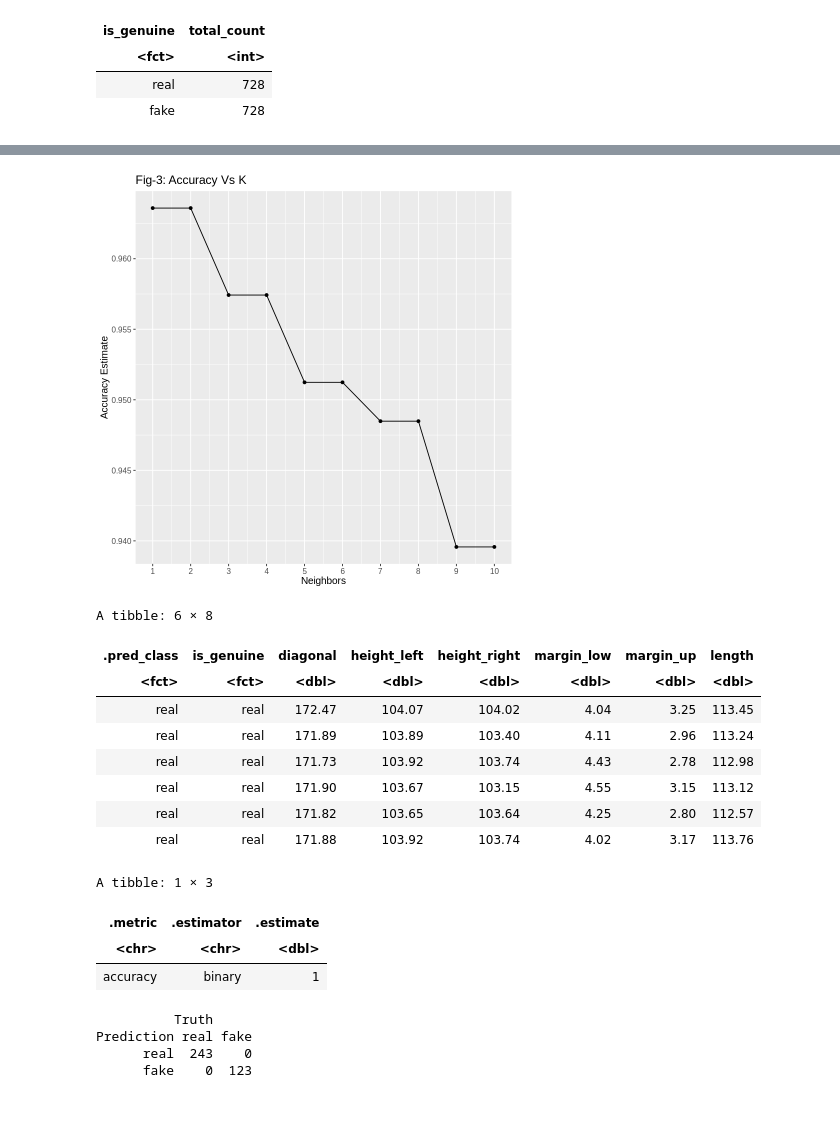
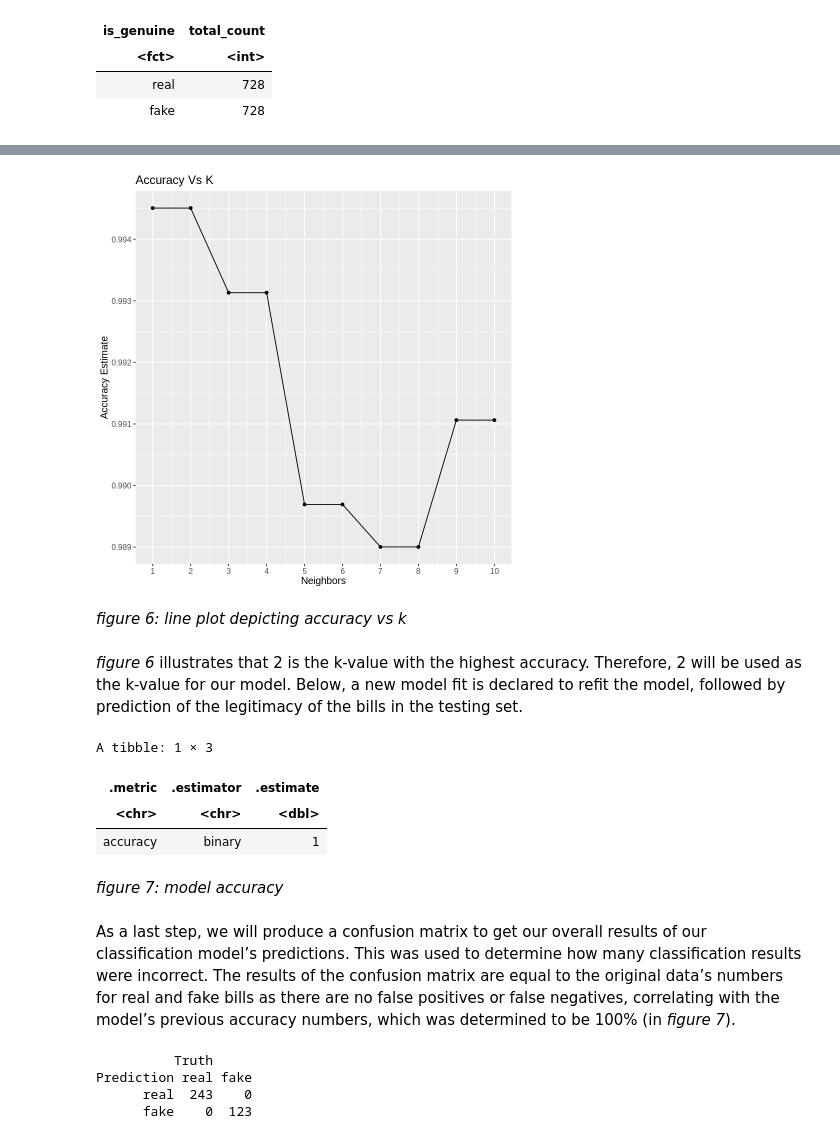
Before and after one commit to heeyachung/dsci-group-14-, a Jupyter notebook: report.ipynb, the cells around one changed output, grey strips where cells are left out. Drawn from its saved outputs; the diff is of its cells as text; code cells hidden in the pictures; blank space fills up the shorter version.

```diff
--- a/report.ipynb
+++ b/report.ipynb
@@ -177,10 +195,14 @@ A tibble: 2 × 2
 # %%
-fake_bills_recipe <- recipe(is_genuine ~ height_left + height_right + margin_low + margin_up,length, data = bills_training) |>
+set.seed(9999)
+# recipe for upsampling data
+fake_bills_recipe <- recipe(is_genuine ~ height_left + height_right + margin_low + margin_up + length, data = bills_training) |>
                 step_upsample(is_genuine, over_ratio = 1, skip=FALSE) |>
                 prep()
 
+# upsampling the data
 upsampled_bills_training <- bake(fake_bills_recipe, bills_training)
 
+# counting the number of real and fake bills after upsampling
 summary_bills_training_data_2 <- upsampled_bills_training |>
                     group_by(is_genuine) |>
                     summarize(total_count=n())
@@ -195,6 +221,7 @@ A tibble: 2 × 2
 # %%
+# recipe for upsampled data
 fake_bills_recipe_upsampled <- recipe(is_genuine ~ height_left + height_right +
-                                      margin_low + margin_up,length,
+                                      margin_low + margin_up + length,
                                       data = upsampled_bills_training) |>
     step_scale(all_predictors()) |>
     step_center(all_predictors())
@@ -217,17 +251,22 @@ accuracies <- vfold_metrics |> filter(.metric=="accuracy")
 # %%
 options(repr.plot.width=7,repr.plot.height=7)
 
 accuracy_vs_k <- ggplot(accuracies, aes(x=neighbors, y=mean)) +
     geom_point() +
     geom_line() +
     labs(x="Neighbors", y="Accuracy Estimate") +
     scale_x_continuous(limits=c(1,10), breaks=1:10) +
     theme(text=element_text(size=12)) +
-    ggtitle("Fig-3: Accuracy Vs K")
+    ggtitle("Accuracy Vs K")
 accuracy_vs_k
 # %% [output]
-[figure, old version]
+[figure, new version]
+# %% [markdown]
+*figure 6: line plot depicting accuracy vs k*
+# %% [markdown]
+*figure 6* illustrates that 2 is the k-value with the highest accuracy. Therefore, 2 will be used as the k-value for our model. Below, a new model fit is declared to refit the model, followed by prediction of the legitimacy of the bills in the testing set.
 # %%
+set.seed(9999)
 bills_spec <- nearest_neighbor(weight_func = "rectangular", neighbors = 2) |>
             set_engine("kknn") |>
             set_mode("classification")
@@ -242,18 +281,6 @@ bills_fit <- workflow() |>
 #predicting the results of wine_test data
 bills_test_predictions <- predict(bills_fit, bills_testing) |>
                             bind_cols(bills_testing)
-
-head(bills_test_predictions)
-# %% [output]
-A tibble: 6 × 8
-| .pred_class | is_genuine | diagonal | height_left | height_right | margin_low | margin_up | length |
-| <fct> | <fct> | <dbl> | <dbl> | <dbl> | <dbl> | <dbl> | <dbl> |
-| real | real | 172.47 | 104.07 | 104.02 | 4.04 | 3.25 | 113.45 |
-| real | real | 171.89 | 103.89 | 103.40 | 4.11 | 2.96 | 113.24 |
-| real | real | 171.73 | 103.92 | 103.74 | 4.43 | 2.78 | 112.98 |
-| real | real | 171.90 | 103.67 | 103.15 | 4.55 | 3.15 | 113.12 |
-| real | real | 171.82 | 103.65 | 103.64 | 4.25 | 2.80 | 112.57 |
-| real | real | 171.88 | 103.92 | 103.74 | 4.02 | 3.17 | 113.76 |
 # %%
 bills_test_predictions |> metrics(truth=is_genuine, estimate=.pred_class) |> filter(.metric == "accuracy")
 # %% [output]
@@ -261,6 +288,10 @@ A tibble: 1 × 3
 | .metric | .estimator | .estimate |
 | <chr> | <chr> | <dbl> |
 | accuracy | binary | 1 |
+# %% [markdown]
+*figure 7: model accuracy*
+# %% [markdown]
+As a last step, we will produce a confusion matrix to get our overall results of our classification model’s predictions. This was used to determine how many classification results were incorrect. The results of the confusion matrix are equal to the original data’s numbers for real and fake bills as there are no false positives or false negatives, correlating with the model’s previous accuracy numbers, which was determined to be 100% (in *figure 7*).
 # %%
 bills_confusion <- bills_test_predictions |>
     conf_mat(truth = is_genuine, estimate = .pred_class)
```
Also changed, not shown: parts of 23 cells of this notebook.
